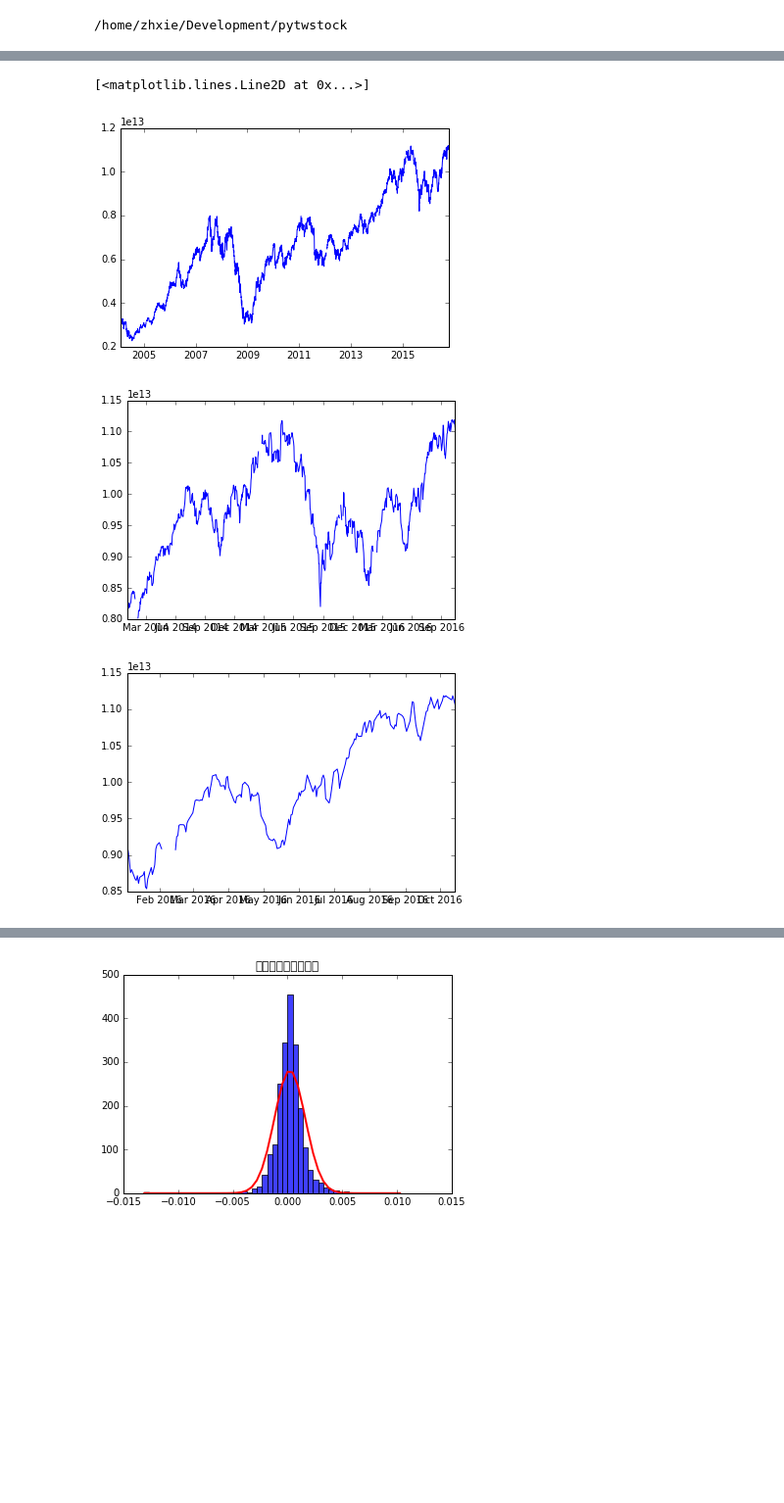
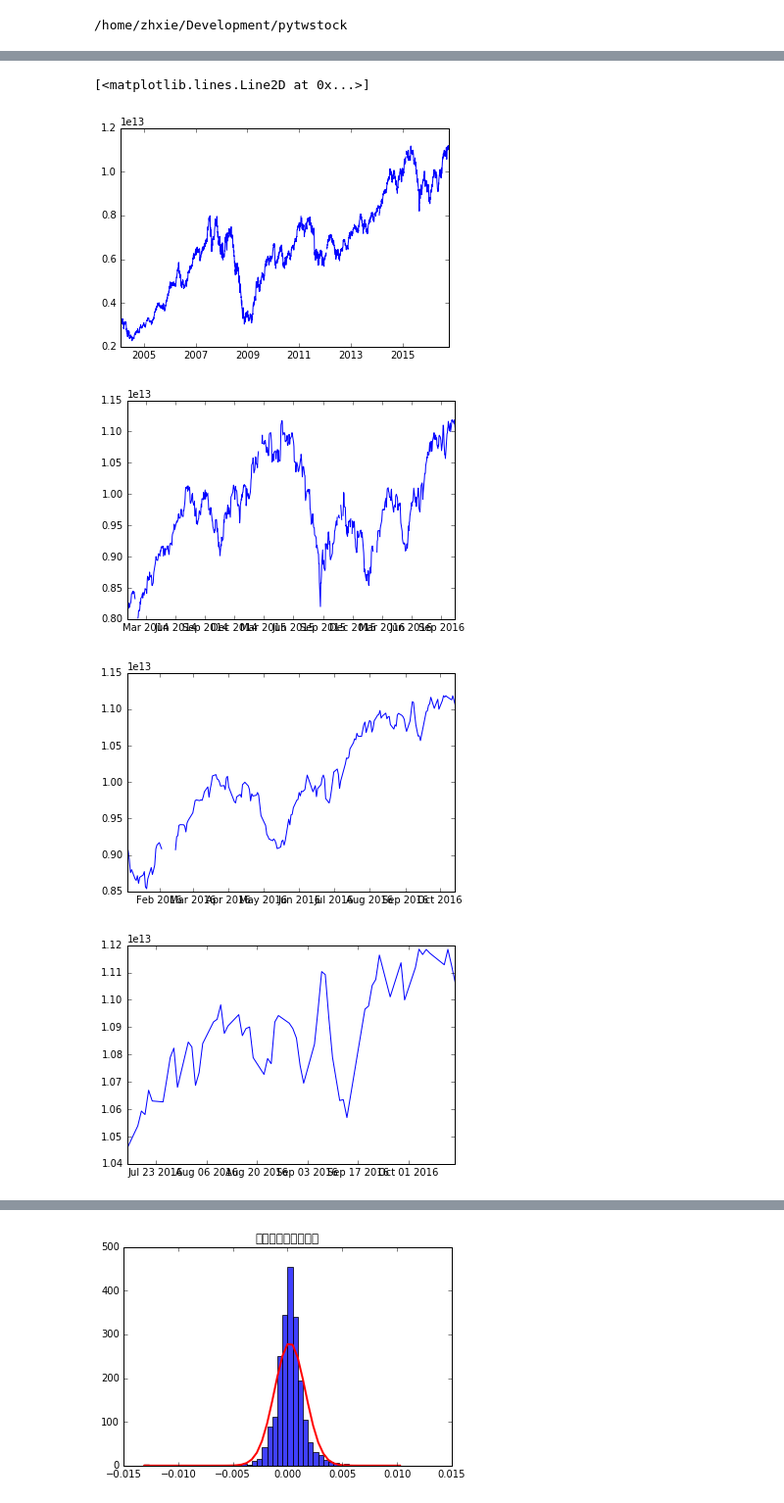
Before and after one commit to tastypotinc/twstock_research, a Jupyter notebook: Taiwanese stock foreign holdings.ipynb, the cells around one changed output, grey strips where cells are left out. Shown at 98% size. Saved outputs shown, nothing was run; the diff lists cells and outputs as text; code cells hidden in the pictures; blank space fills up the shorter version.

```diff
--- a/Taiwanese stock foreign holdings.ipynb
+++ b/Taiwanese stock foreign holdings.ipynb
@@ -54,18 +58,22 @@ plt.plot(total_foreign_shares.ix[dt.date(2016,1,1):])
 # %%
 import matplotlib.pyplot as plt
 plt.figure()
 plt.plot(total_foreign_equitity)
 plt.figure()
 plt.cla()
 plt.plot(total_foreign_equitity.ix[dt.date(2014,1,1):])
 plt.figure()
 plt.cla()
 plt.plot(total_foreign_equitity.ix[dt.date(2016,1,1):])
+plt.figure()
+plt.cla()
+plt.plot(total_foreign_equitity.ix[-62:])
 # %% [output]
 [<matplotlib.lines.Line2D at 0x...>]
 [figure]
 [figure]
 [figure]
+[figure, added]
 # %%
 tmp = total_foreign_shares.shift(1)
 shift_foreign_shares = tmp.ix[1:]
```
Also changed, not shown: parts of 4 cells of this notebook.
